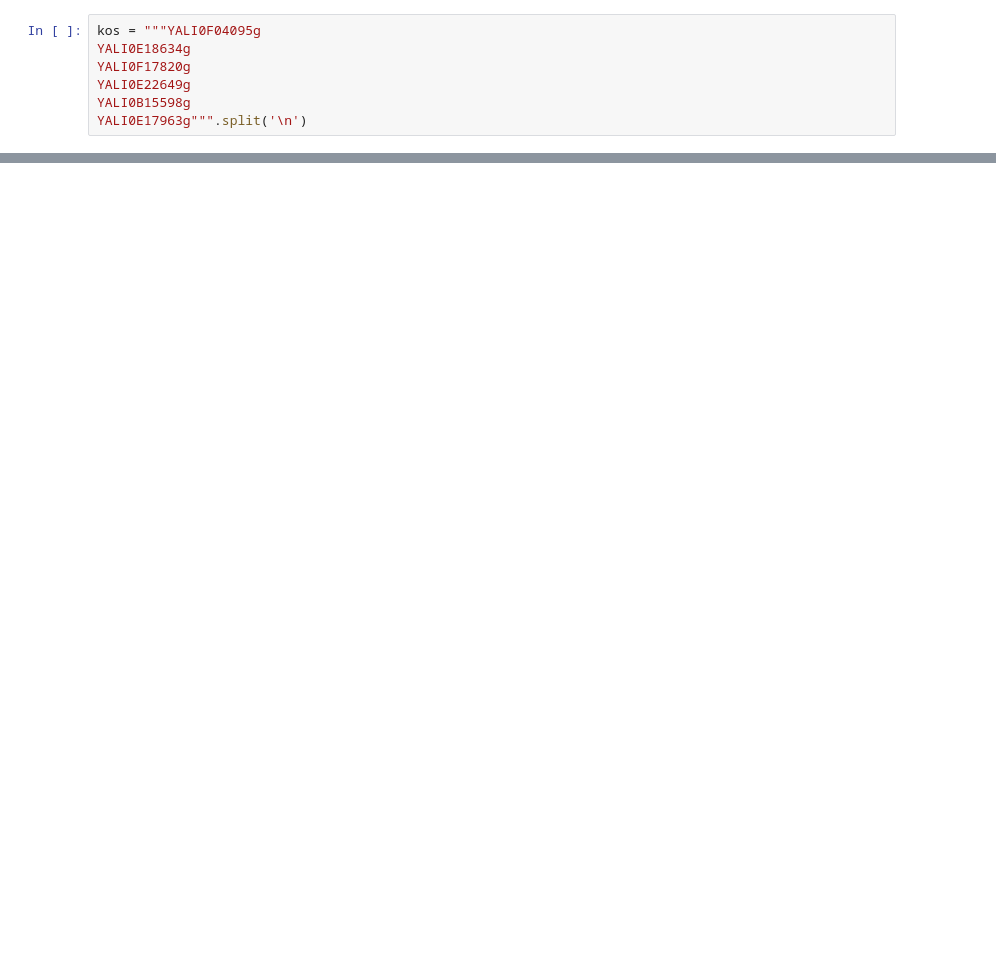
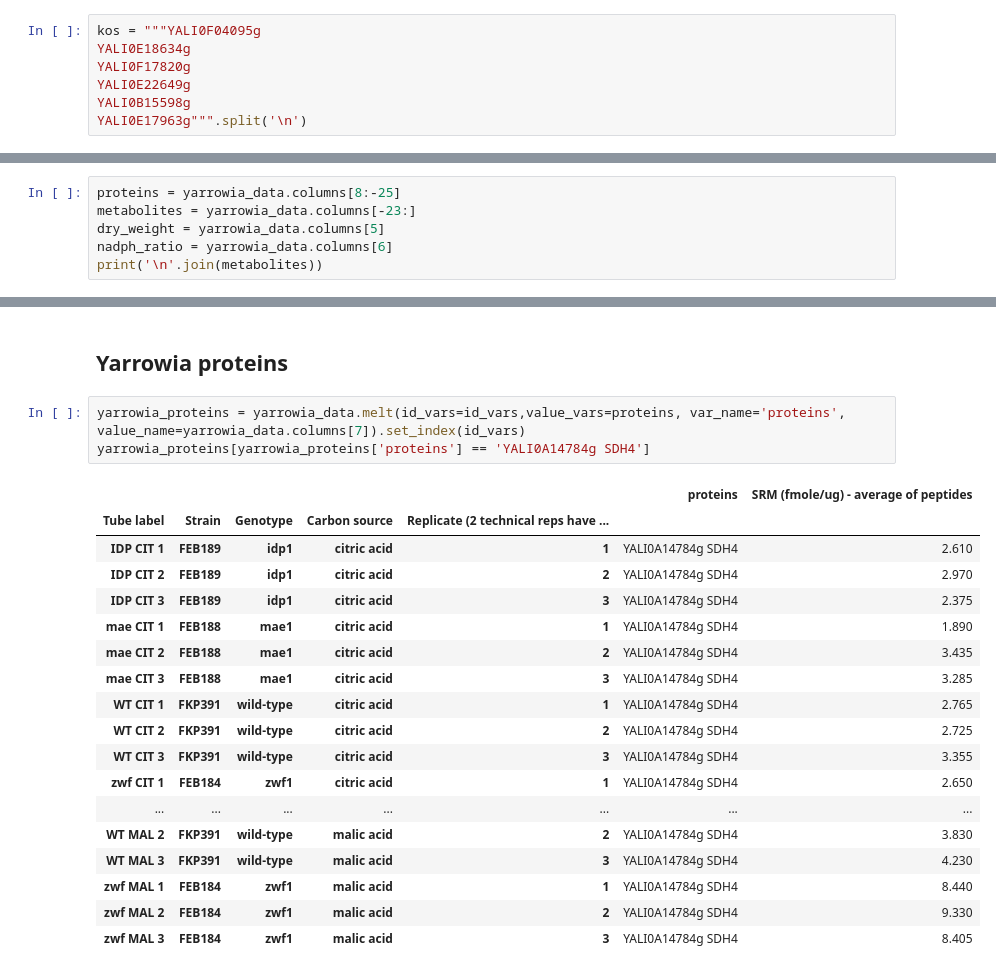
Before and after one commit to djinnome/Yarrowia_lipolytica_W29-GEM, a Jupyter notebook: Yarrowia_nutrient_ko_simulations.ipynb, the cells around one changed output, grey strips where cells are left out. Saved outputs shown, nothing was run; the diff lists cells and outputs as text; blank space fills up the shorter version.

```diff
--- a/Yarrowia_nutrient_ko_simulations.ipynb
+++ b/Yarrowia_nutrient_ko_simulations.ipynb
@@ -480,0 +508,6 @@ YALI0E17963g""".split('\n')
+# %%
+proteins = yarrowia_data.columns[8:-25]
+metabolites = yarrowia_data.columns[-23:]
+dry_weight = yarrowia_data.columns[5]
+nadph_ratio = yarrowia_data.columns[6]
+print('\n'.join(metabolites))
@@ -480,0 +564,24 @@ YALI0E17963g""".split('\n')
+# %% [markdown]
+## Yarrowia proteins
+# %%
+yarrowia_proteins = yarrowia_data.melt(id_vars=id_vars,value_vars=proteins, var_name='proteins', value_name=yarrowia_data.columns[7]).set_index(id_vars)
+yarrowia_proteins[yarrowia_proteins['proteins'] == 'YALI0A14784g SDH4']
+# %% [output]
+|  |  |  |  |  | proteins | SRM (fmole/ug) - average of peptides |
+| Tube label | Strain | Genotype | Carbon source | Replicate (2 technical reps have ... |  |  |
+| IDP CIT 1 | FEB189 | idp1 | citric acid | 1 | YALI0A14784g SDH4 | 2.610 |
+| IDP CIT 2 | FEB189 | idp1 | citric acid | 2 | YALI0A14784g SDH4 | 2.970 |
+| IDP CIT 3 | FEB189 | idp1 | citric acid | 3 | YALI0A14784g SDH4 | 2.375 |
+| mae CIT 1 | FEB188 | mae1 | citric acid | 1 | YALI0A14784g SDH4 | 1.890 |
+| mae CIT 2 | FEB188 | mae1 | citric acid | 2 | YALI0A14784g SDH4 | 3.435 |
+| mae CIT 3 | FEB188 | mae1 | citric acid | 3 | YALI0A14784g SDH4 | 3.285 |
+| WT CIT 1 | FKP391 | wild-type | citric acid | 1 | YALI0A14784g SDH4 | 2.765 |
+| WT CIT 2 | FKP391 | wild-type | citric acid | 2 | YALI0A14784g SDH4 | 2.725 |
+| WT CIT 3 | FKP391 | wild-type | citric acid | 3 | YALI0A14784g SDH4 | 3.355 |
+| zwf CIT 1 | FEB184 | zwf1 | citric acid | 1 | YALI0A14784g SDH4 | 2.650 |
+| ... | ... | ... | ... | ... | ... | ... |
+| WT MAL 2 | FKP391 | wild-type | malic acid | 2 | YALI0A14784g SDH4 | 3.830 |
+| WT MAL 3 | FKP391 | wild-type | malic acid | 3 | YALI0A14784g SDH4 | 4.230 |
+| zwf MAL 1 | FEB184 | zwf1 | malic acid | 1 | YALI0A14784g SDH4 | 8.440 |
+| zwf MAL 2 | FEB184 | zwf1 | malic acid | 2 | YALI0A14784g SDH4 | 9.330 |
+| zwf MAL 3 | FEB184 | zwf1 | malic acid | 3 | YALI0A14784g SDH4 | 8.405 |
```
Also changed, not shown: parts of 22 cells of this notebook, 1 other file.
